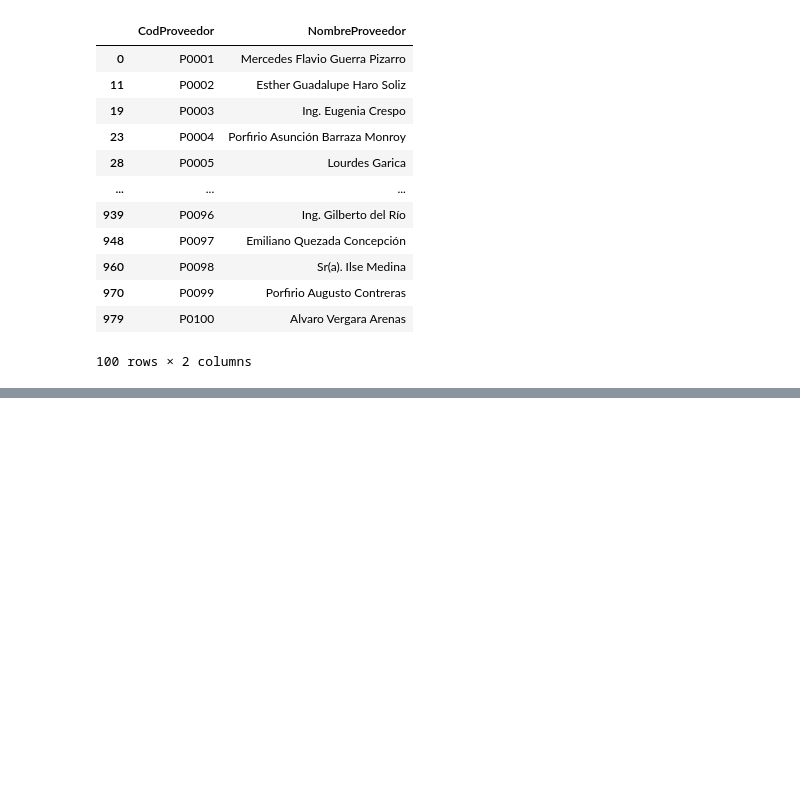
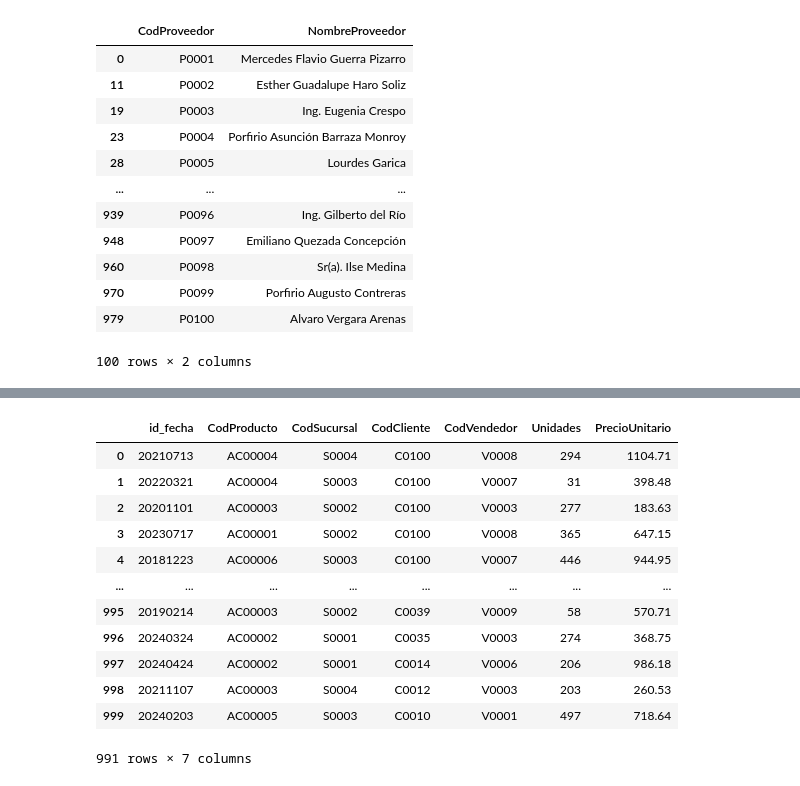
Before and after one commit to samuelusac/SS2_S22025_201114118, a Jupyter notebook: Practica_1/ETL.ipynb, the cells around one changed output, grey strips where cells are left out. Cells and saved outputs as stored; diff of their text form; code cells hidden in the pictures; blank space fills up the shorter version.

```diff
--- a/Practica_1/ETL.ipynb
+++ b/Practica_1/ETL.ipynb
@@ -133,3 +209,45 @@ proveedores_unicos
+# %%
+# Hechos VENTAS
+
+#Fecha
+ventas = ventas.dropna().drop_duplicates()
+ventas["Fecha"] = pd.to_datetime(ventas["Fecha"], format='%d/%m/%Y', errors = 'coerce')
+ventas["id_fecha"] = ventas["Fecha"].dt.strftime("%Y%m%d").astype(int, errors = 'ignore')
+ventas = ventas.dropna(subset=['id_fecha'])
+
+#Producto
+ventas["CodProducto"] = ventas["CodProducto"].str.strip()
+ventas = ventas.dropna(subset=['CodProducto'])
+
+#Sucursal
+ventas["CodSucursal"] = ventas["CodSucursal"].str.strip()
+ventas = ventas.dropna(subset=['CodSucursal'])
+
+#Cliente
+ventas["CodCliente"] = ventas["CodCliente"].str.strip()
+ventas = ventas.dropna(subset=['CodCliente'])
+
+#Vendedor
+ventas["CodVendedor"] = ventas["CodVendedor"].str.strip()
+ventas = ventas.dropna(subset=['CodVendedor'])
+
+ventas = ventas[["id_fecha", "CodProducto", "CodSucursal", "CodCliente", "CodVendedor", "Unidades", "PrecioUnitario"]]
+
+ventas
+# %% [output]
+|  | id_fecha | CodProducto | CodSucursal | CodCliente | CodVendedor | Unidades | PrecioUnitario |
+| 0 | 20210713 | AC00004 | S0004 | C0100 | V0008 | 294 | 1104.71 |
+| 1 | 20220321 | AC00004 | S0003 | C0100 | V0007 | 31 | 398.48 |
+| 2 | 20201101 | AC00003 | S0002 | C0100 | V0003 | 277 | 183.63 |
+| 3 | 20230717 | AC00001 | S0002 | C0100 | V0008 | 365 | 647.15 |
+| 4 | 20181223 | AC00006 | S0003 | C0100 | V0007 | 446 | 944.95 |
+| ... | ... | ... | ... | ... | ... | ... | ... |
+| 995 | 20190214 | AC00003 | S0002 | C0039 | V0009 | 58 | 570.71 |
+| 996 | 20240324 | AC00002 | S0001 | C0035 | V0003 | 274 | 368.75 |
+| 997 | 20240424 | AC00002 | S0001 | C0014 | V0006 | 206 | 986.18 |
+| 998 | 20211107 | AC00003 | S0004 | C0012 | V0003 | 203 | 260.53 |
+| 999 | 20240203 | AC00005 | S0003 | C0010 | V0001 | 497 | 718.64 |
+991 rows × 7 columns
 # %%
 # Definicion de credenciales de base de datos
 
```
Also changed, not shown: parts of 7 cells of this notebook.
